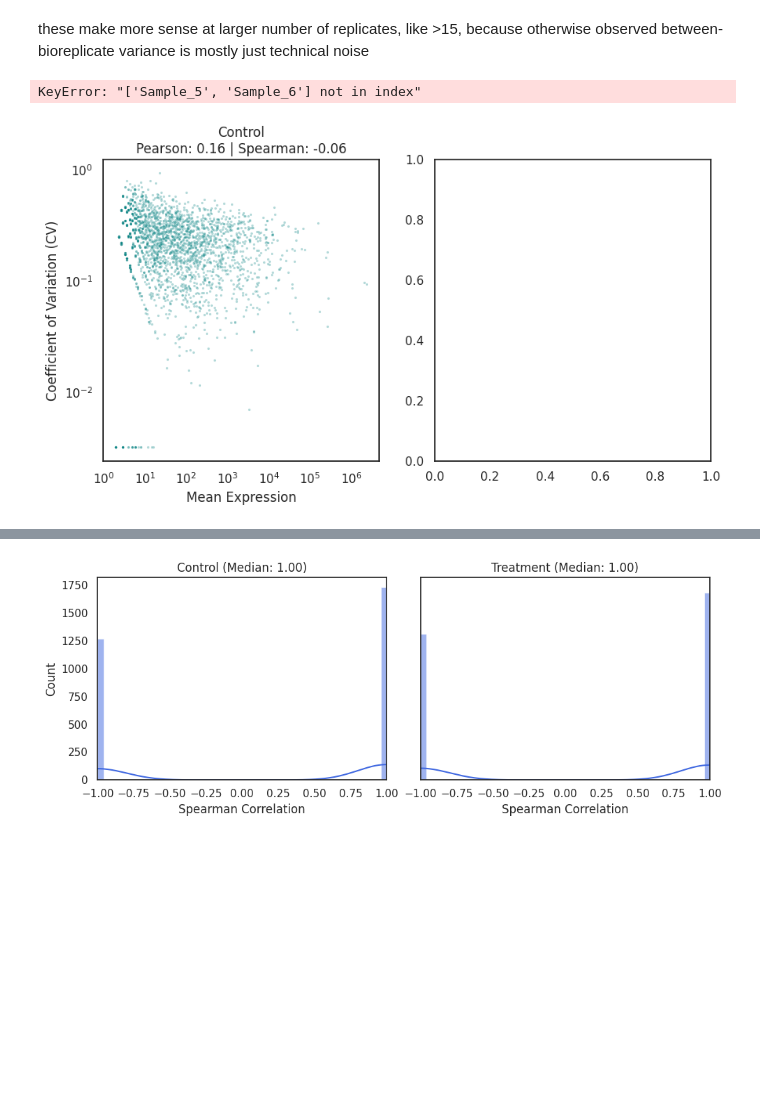
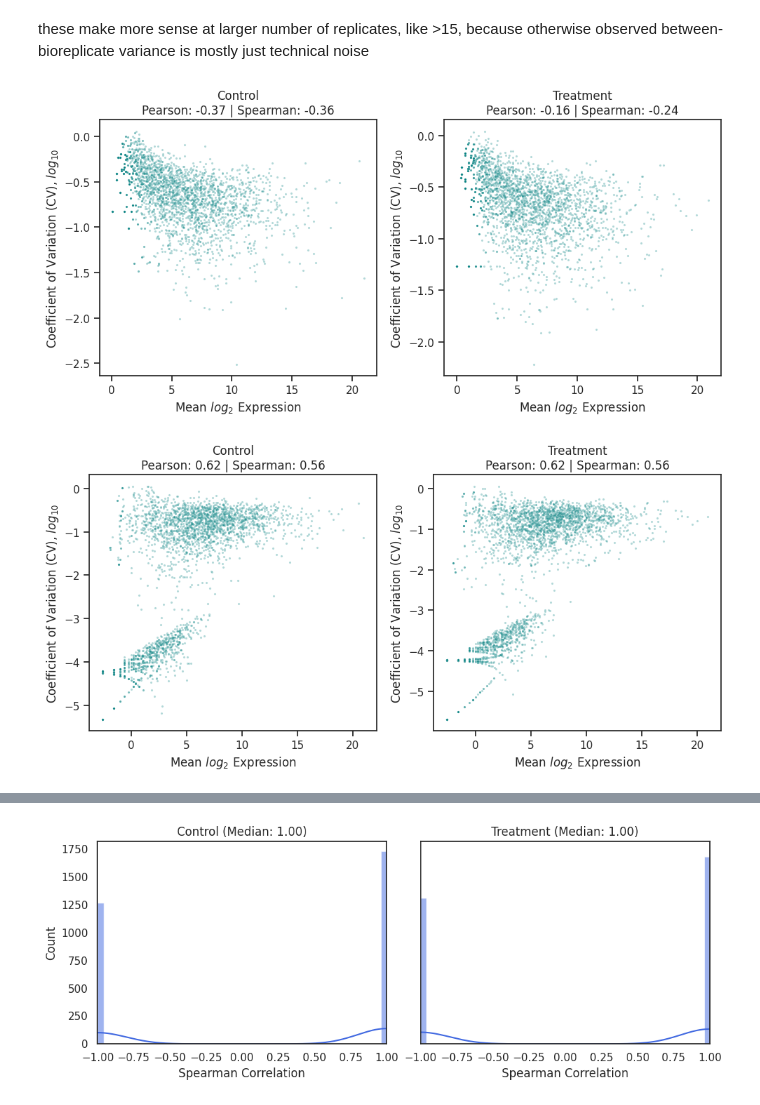
Before and after one commit to zavolanlab/zavolab_pyutils, a Jupyter notebook: test_module.ipynb, the cells around one changed output, grey strips where cells are left out. Drawn from its saved outputs; the diff is of its cells as text; code cells hidden in the pictures; blank space fills up the shorter version.

Commit message:
update sanity implementation

```diff
--- a/test_module.ipynb
+++ b/test_module.ipynb
@@ -238,19 +226,19 @@ plot_variance_vs_expression(
 these make more sense at larger number of replicates, like >15, because otherwise observed between-bioreplicate variance is mostly just technical noise
 # %%
 # 1. DESeq2 Mean vs CV (is_log2 = False because norm_counts is on raw scale)
-plot_mean_vs_cv(
+deseq_plot_data = plot_mean_vs_cv(
     norm_counts_df, metadata_df,
     savefig_path='./tests/plots/cv_plot_deseq2.png',
     is_log2=False
 )
 # 2. Sanity Mean vs CV (is_log2 = True to convert log2 back to raw for CV math)
-plot_mean_vs_cv(
+sanity_plot_data = plot_mean_vs_cv(
     sanity_norm_counts_df, metadata_df,
     savefig_path='./tests/plots/cv_plot_sanity.png',
     is_log2=True
 )
 # Sanity is highly effective at shrinking the variance of low-expression genes,
 # flattening the left side of the curve!
 # %% [output]
-KeyError: "['Sample_5', 'Sample_6'] not in index"
-[figure, old version]
+[figure, new version]
+[figure, added]
```
Also changed, not shown: parts of 22 cells of this notebook, 9 other files.
